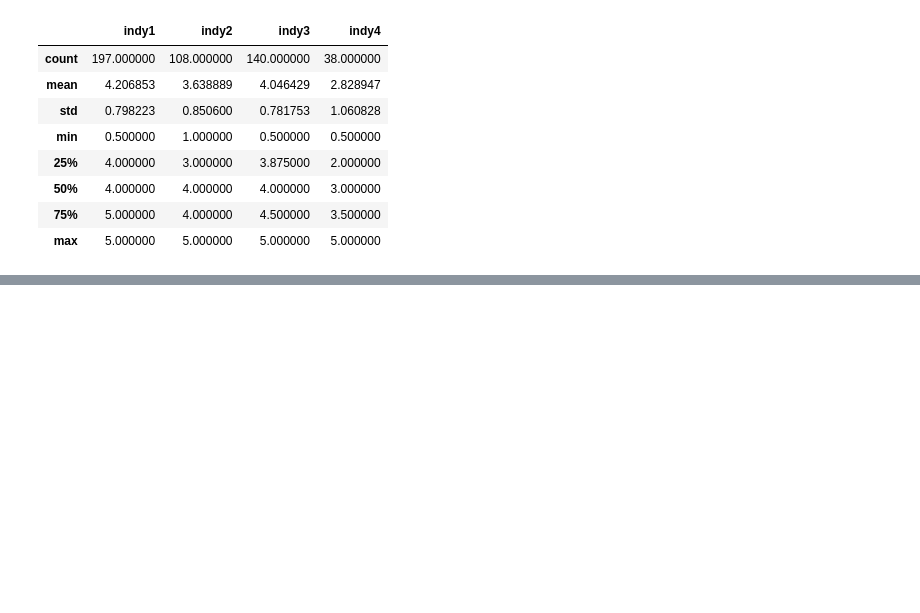
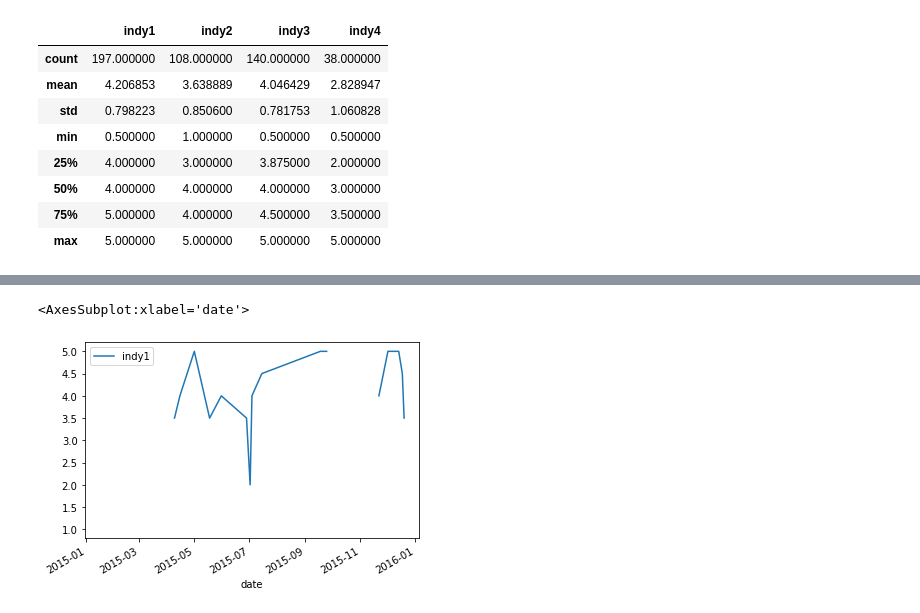
Before and after one commit to bletvaska/pandas-101, a Jupyter notebook: day.5.ipynb, the cells around one changed output, grey strips where cells are left out. Saved outputs shown, nothing was run; the diff lists cells and outputs as text; code cells hidden in the pictures; blank space fills up the shorter version.

```diff
--- a/day.5.ipynb
+++ b/day.5.ipynb
@@ -297,0 +318,5 @@ ratings_indy.describe()
+# %%
+df.plot(x='date', y='indy1')
+# %% [output]
+<AxesSubplot:xlabel='date'>
+[figure, added]
```
Also changed, not shown: parts of 26 cells of this notebook.
